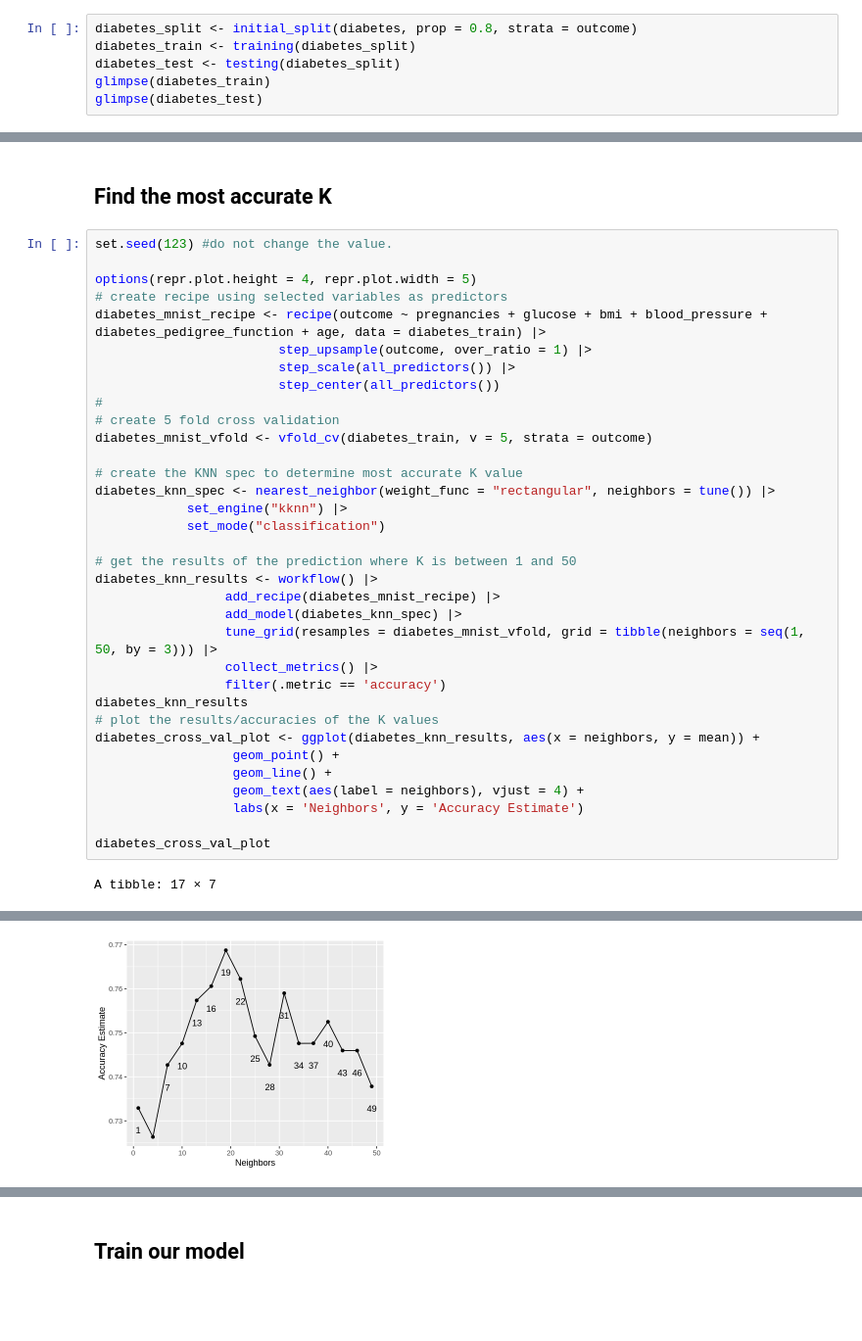
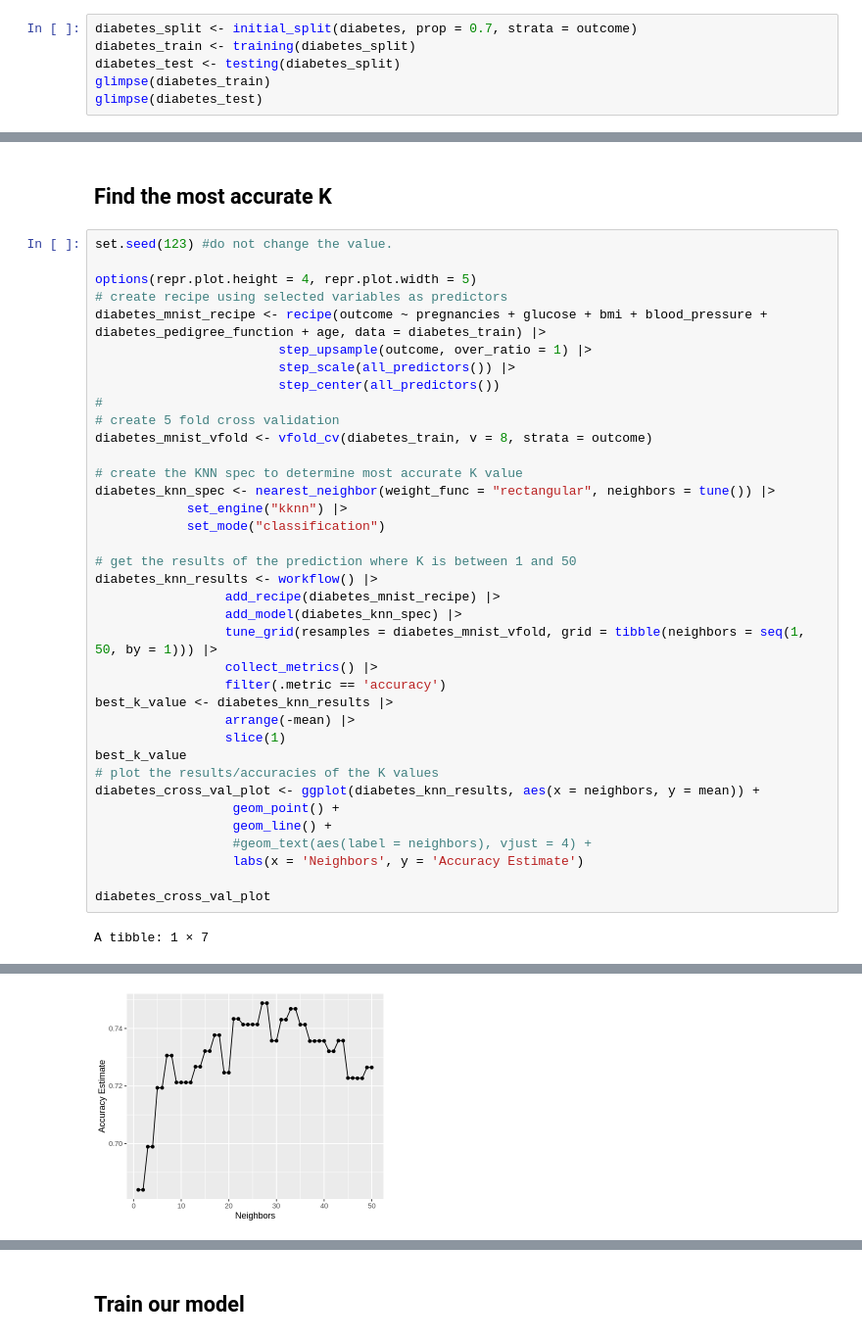
Before and after one commit to audrey-rw5683/dsci-100-2023w2-group-002-2, a Jupyter notebook: final_report.ipynb, the cells around one changed output, grey strips where cells are left out. Shown at 98% size. Saved outputs shown, nothing was run; the diff lists cells and outputs as text; blank space fills up the shorter version.

```diff
--- a/final_report.ipynb
+++ b/final_report.ipynb
@@ -132,5 +132,5 @@ A tibble: 6 × 9
 # %%
-diabetes_split <- initial_split(diabetes, prop = 0.8, strata = outcome)
+diabetes_split <- initial_split(diabetes, prop = 0.7, strata = outcome)
 diabetes_train <- training(diabetes_split)
 diabetes_test <- testing(diabetes_split)
 glimpse(diabetes_train)
@@ -255,7 +255,7 @@ diabetes_mnist_recipe <- recipe(outcome ~ pregnancies + glucose + bmi + blood_pr
                         step_center(all_predictors())
 #
 # create 5 fold cross validation
-diabetes_mnist_vfold <- vfold_cv(diabetes_train, v = 5, strata = outcome)
+diabetes_mnist_vfold <- vfold_cv(diabetes_train, v = 8, strata = outcome)
 
 # create the KNN spec to determine most accurate K value
 diabetes_knn_spec <- nearest_neighbor(weight_func = "rectangular", neighbors = tune()) |>
@@ -266,19 +266,22 @@ diabetes_knn_spec <- nearest_neighbor(weight_func = "rectangular", neighbors = t
 diabetes_knn_results <- workflow() |>
                  add_recipe(diabetes_mnist_recipe) |>
                  add_model(diabetes_knn_spec) |>
-                 tune_grid(resamples = diabetes_mnist_vfold, grid = tibble(neighbors = seq(1, 50, by = 3))) |>
+                 tune_grid(resamples = diabetes_mnist_vfold, grid = tibble(neighbors = seq(1, 50, by = 1))) |>
                  collect_metrics() |>
                  filter(.metric == 'accuracy')
-diabetes_knn_results
+best_k_value <- diabetes_knn_results |>
+                 arrange(-mean) |>
+                 slice(1)
+best_k_value
 # plot the results/accuracies of the K values
 diabetes_cross_val_plot <- ggplot(diabetes_knn_results, aes(x = neighbors, y = mean)) +
                   geom_point() +
                   geom_line() +
-                  geom_text(aes(label = neighbors), vjust = 4) +
+                  #geom_text(aes(label = neighbors), vjust = 4) +
                   labs(x = 'Neighbors', y = 'Accuracy Estimate')
 
 diabetes_cross_val_plot
 # %% [output]
-A tibble: 17 × 7
+A tibble: 1 × 7
 | neighbors | .metric | .estimator | mean | n | std_err | .config |
 | <dbl> | <chr> | <chr> | <dbl> | <int> | <dbl> | <chr> |
@@ -302,2 +289,2 @@ A tibble: 17 × 7
-[figure, old version]
+[figure, new version]
 # %% [markdown]
```
Also changed, not shown: parts of 18 cells of this notebook.
